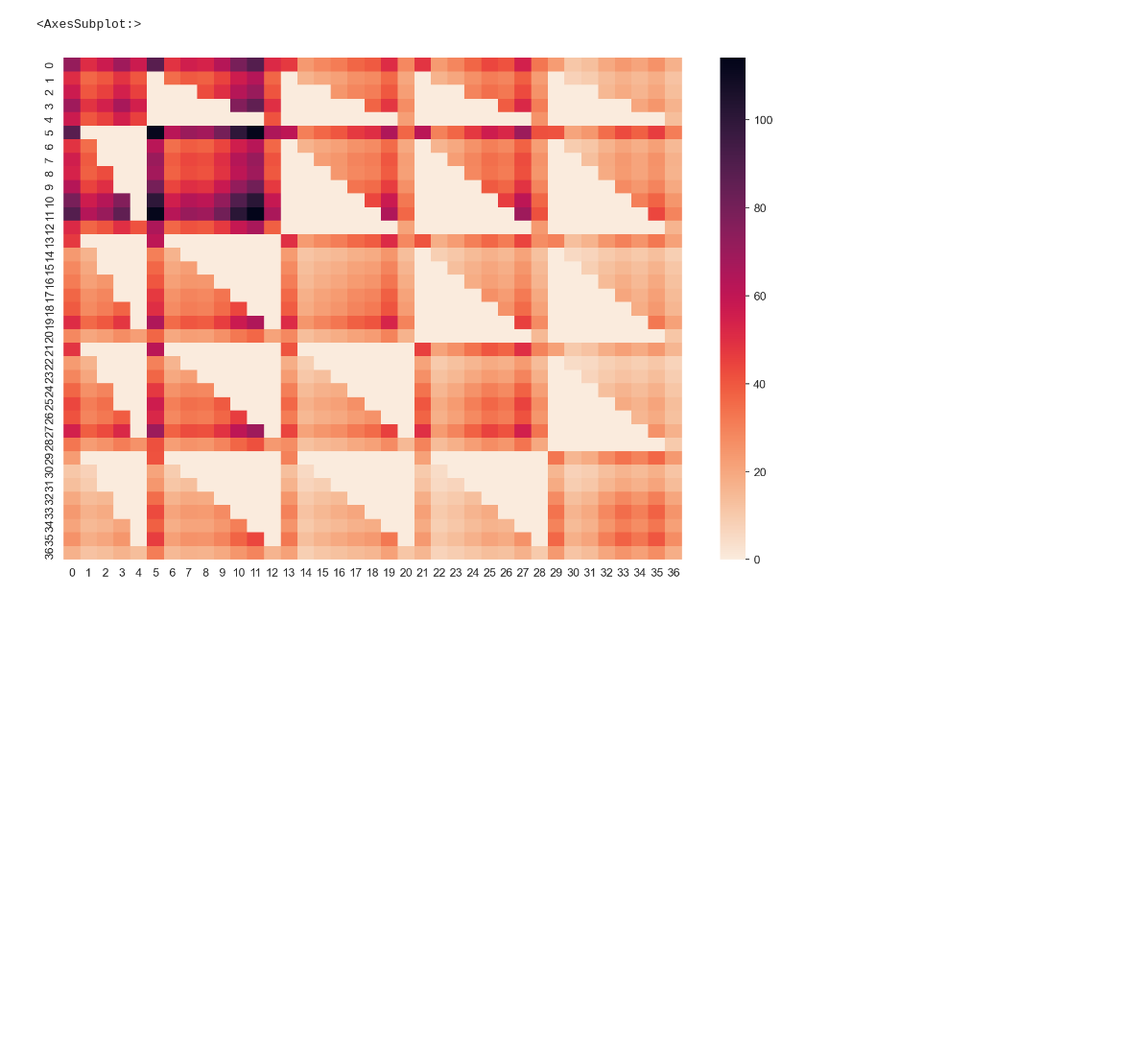
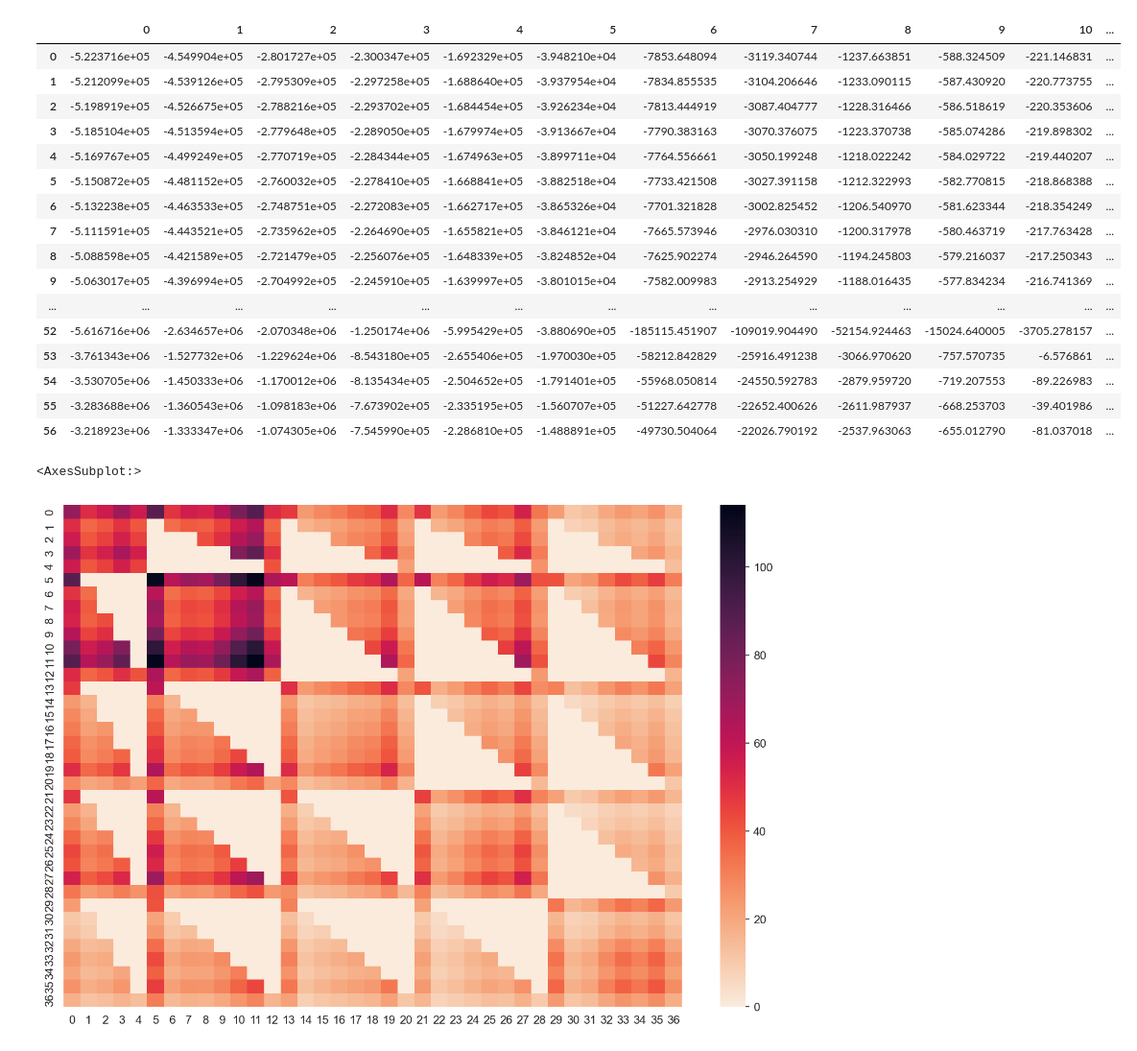
Before and after one commit to BluSteve/STYau122, a Jupyter notebook: python/styau/Analysis.ipynb, the cells around one changed output. Shown at 96% size. Saved outputs shown, nothing was run; the diff lists cells and outputs as text; code cells hidden in the pictures; blank space fills up the shorter version.

```diff
--- a/python/styau/Analysis.ipynb
+++ b/python/styau/Analysis.ipynb
@@ -74,3 +74,23 @@ ax.legend(['Absolute Hessian', 'Absolute Hessian Fixed'])
+# %%
+abhfixed.evs
+# %% [output]
+|  | 0 | 1 | 2 | 3 | 4 | 5 | 6 | 7 | 8 | 9 | 10 | ... |
+| 0 | -5.223716e+05 | -4.549904e+05 | -2.801727e+05 | -2.300347e+05 | -1.692329e+05 | -3.948210e+04 | -7853.648094 | -3119.340744 | -1237.663851 | -588.324509 | -221.146831 | ... |
+| 1 | -5.212099e+05 | -4.539126e+05 | -2.795309e+05 | -2.297258e+05 | -1.688640e+05 | -3.937954e+04 | -7834.855535 | -3104.206646 | -1233.090115 | -587.430920 | -220.773755 | ... |
+| 2 | -5.198919e+05 | -4.526675e+05 | -2.788216e+05 | -2.293702e+05 | -1.684454e+05 | -3.926234e+04 | -7813.444919 | -3087.404777 | -1228.316466 | -586.518619 | -220.353606 | ... |
+| 3 | -5.185104e+05 | -4.513594e+05 | -2.779648e+05 | -2.289050e+05 | -1.679974e+05 | -3.913667e+04 | -7790.383163 | -3070.376075 | -1223.370738 | -585.074286 | -219.898302 | ... |
+| 4 | -5.169767e+05 | -4.499249e+05 | -2.770719e+05 | -2.284344e+05 | -1.674963e+05 | -3.899711e+04 | -7764.556661 | -3050.199248 | -1218.022242 | -584.029722 | -219.440207 | ... |
+| 5 | -5.150872e+05 | -4.481152e+05 | -2.760032e+05 | -2.278410e+05 | -1.668841e+05 | -3.882518e+04 | -7733.421508 | -3027.391158 | -1212.322993 | -582.770815 | -218.868388 | ... |
+| 6 | -5.132238e+05 | -4.463533e+05 | -2.748751e+05 | -2.272083e+05 | -1.662717e+05 | -3.865326e+04 | -7701.321828 | -3002.825452 | -1206.540970 | -581.623344 | -218.354249 | ... |
+| 7 | -5.111591e+05 | -4.443521e+05 | -2.735962e+05 | -2.264690e+05 | -1.655821e+05 | -3.846121e+04 | -7665.573946 | -2976.030310 | -1200.317978 | -580.463719 | -217.763428 | ... |
+| 8 | -5.088598e+05 | -4.421589e+05 | -2.721479e+05 | -2.256076e+05 | -1.648339e+05 | -3.824852e+04 | -7625.902274 | -2946.264590 | -1194.245803 | -579.216037 | -217.250343 | ... |
+| 9 | -5.063017e+05 | -4.396994e+05 | -2.704992e+05 | -2.245910e+05 | -1.639997e+05 | -3.801015e+04 | -7582.009983 | -2913.254929 | -1188.016435 | -577.834234 | -216.741369 | ... |
+| ... | ... | ... | ... | ... | ... | ... | ... | ... | ... | ... | ... | ... |
+| 52 | -5.616716e+06 | -2.634657e+06 | -2.070348e+06 | -1.250174e+06 | -5.995429e+05 | -3.880690e+05 | -185115.451907 | -109019.904490 | -52154.924463 | -15024.640005 | -3705.278157 | ... |
+| 53 | -3.761343e+06 | -1.527732e+06 | -1.229624e+06 | -8.543180e+05 | -2.655406e+05 | -1.970030e+05 | -58212.842829 | -25916.491238 | -3066.970620 | -757.570735 | -6.576861 | ... |
+| 54 | -3.530705e+06 | -1.450333e+06 | -1.170012e+06 | -8.135434e+05 | -2.504652e+05 | -1.791401e+05 | -55968.050814 | -24550.592783 | -2879.959720 | -719.207553 | -89.226983 | ... |
+| 55 | -3.283688e+06 | -1.360543e+06 | -1.098183e+06 | -7.673902e+05 | -2.335195e+05 | -1.560707e+05 | -51227.642778 | -22652.400626 | -2611.987937 | -668.253703 | -39.401986 | ... |
+| 56 | -3.218923e+06 | -1.333347e+06 | -1.074305e+06 | -7.545990e+05 | -2.286810e+05 | -1.488891e+05 | -49730.504064 | -22026.790192 | -2537.963063 | -655.012790 | -81.037018 | ... |
 # %%
 plt.figure(figsize=(12, 8), dpi=150)
 
```
Also changed, not shown: parts of 1 cell of this notebook, 3 other files.
